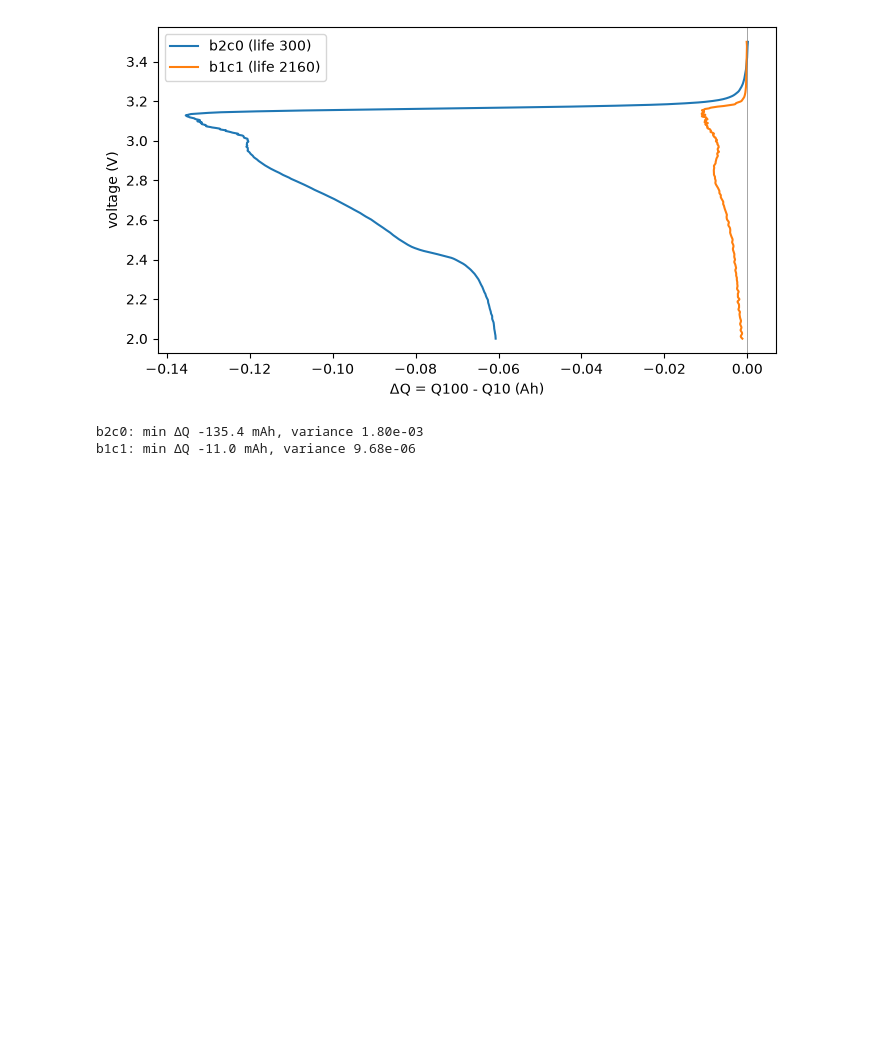
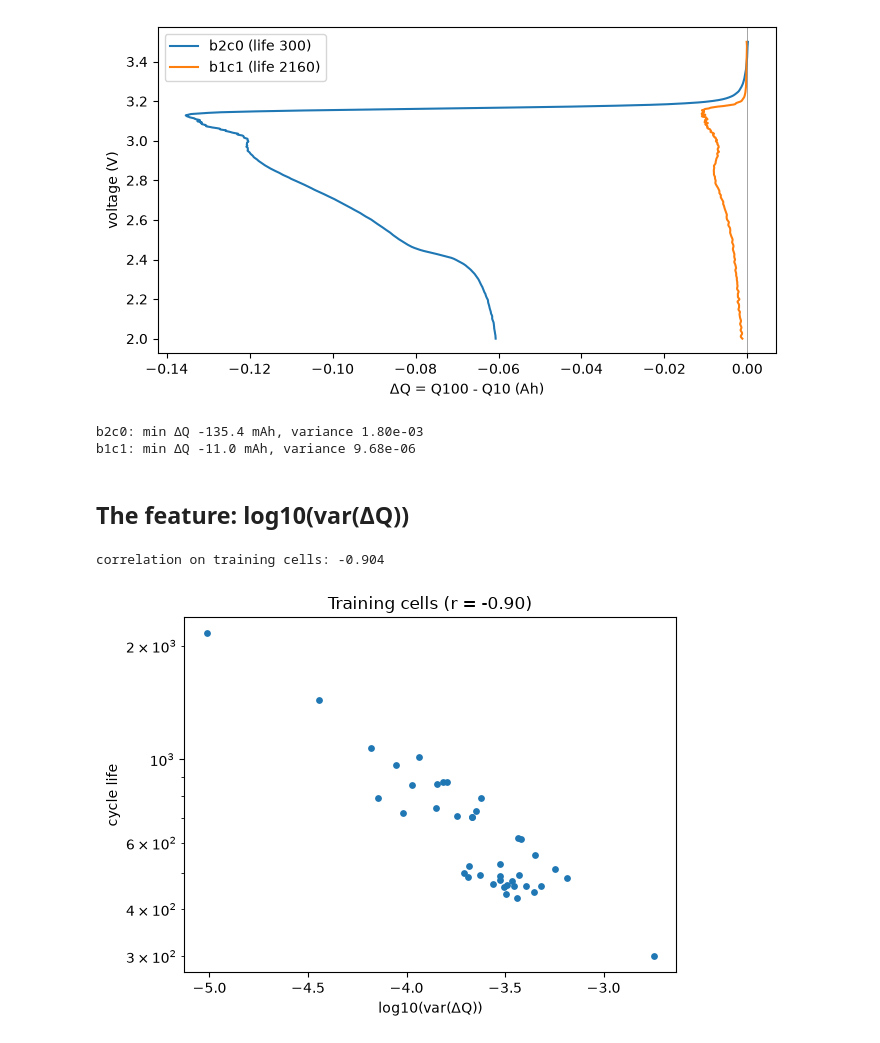
Before and after one commit to semababid/battery-cycle-life, a Jupyter notebook: notebooks/06_delta_q.ipynb, the cells around one changed output. Saved outputs shown, nothing was run; the diff lists cells and outputs as text; code cells hidden in the pictures; blank space fills up the shorter version.

```diff
--- a/notebooks/06_delta_q.ipynb
+++ b/notebooks/06_delta_q.ipynb
@@ -82,3 +82,26 @@ for cell in [short, long]:
 [figure]
 b2c0: min ΔQ -135.4 mAh, variance 1.80e-03
 b1c1: min ΔQ -11.0 mAh, variance 9.68e-06
+# %% [markdown]
+## The feature: log10(var(ΔQ))
+# %%
+cells["log_var"] = log_var(curves)
+cells["log_life"] = np.log10(cells["cycle_life"])
+train = cells[cells["split"] == "train"]
+test = cells[cells["split"] == "test_primary"]
+
+r = np.corrcoef(train["log_var"], train["log_life"])[0, 1]
+print(f"correlation on training cells: {r:.3f}")
+
+fig, ax = plt.subplots(figsize=(6, 4.5))
+ax.scatter(train["log_var"], train["cycle_life"], s=15)
+ax.set_yscale("log")
+ax.set_xlabel("log10(var(ΔQ))")
+ax.set_ylabel("cycle life")
+ax.set_title(f"Training cells (r = {r:.2f})")
+plt.tight_layout()
+plt.savefig("../reports/figures/log_var_vs_life_train.png", dpi=120)
+plt.show()
+# %% [output]
+correlation on training cells: -0.904
+[figure, added]
```
Also changed, not shown: 1 other file.
